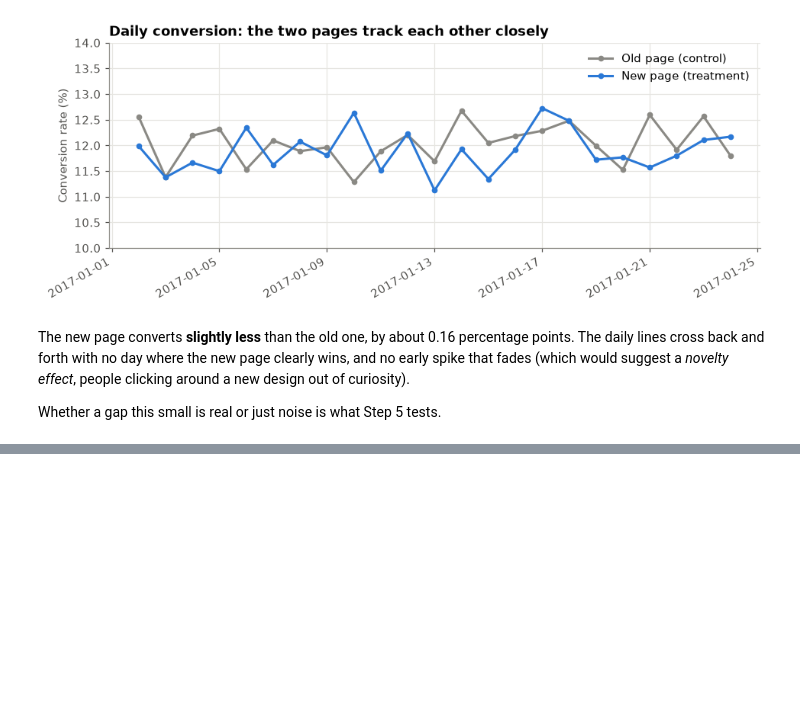
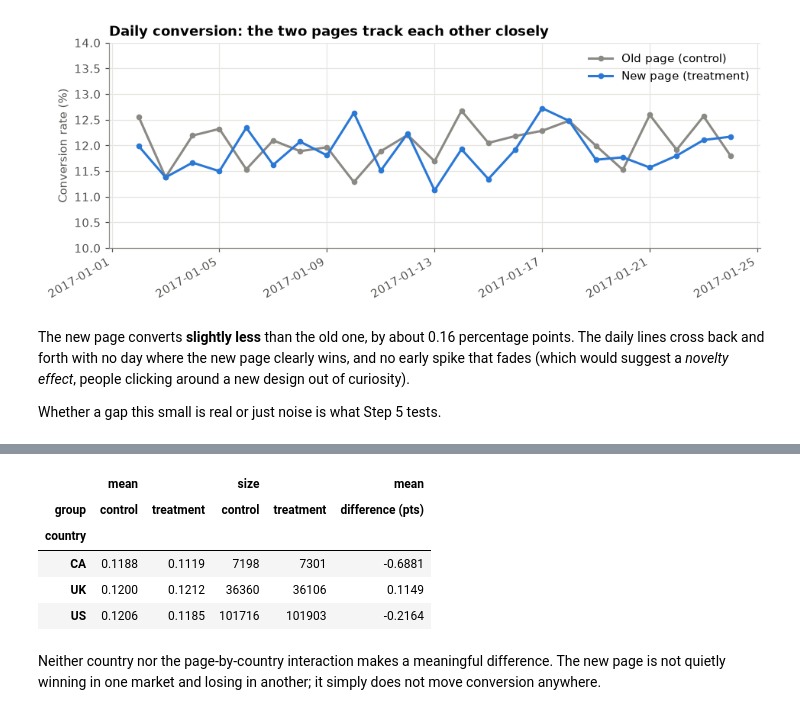
Before and after one commit to vusumuzinkosi/ab-test-landing-page, a Jupyter notebook: notebooks/01_ab_test.ipynb, the cells around one changed output, grey strips where cells are left out. Drawn from its saved outputs; the diff is of its cells as text; code cells hidden in the pictures; blank space fills up the shorter version.

```diff
--- a/notebooks/01_ab_test.ipynb
+++ b/notebooks/01_ab_test.ipynb
@@ -237,0 +303,10 @@ Whether a gap this small is real or just noise is what Step 5 tests.
+# %%
+import statsmodels.formula.api as smf
+from scipy.stats import chi2
+
+data = clean.assign(new_page=(clean.group == "treatment").astype(int))
+main = smf.logit("converted ~ new_page + C(country, Treatment('US'))", data=data).fit(disp=False)
+inter = smf.logit("converted ~ new_page * C(country, Treatment('US'))", data=data).fit(disp=False)
+print(main.summary().tables[1])
+lr_p = chi2.sf(2 * (inter.llf - main.llf), inter.df_model - main.df_model)
+print(f"\nDoes the page effect differ by country? Likelihood-ratio test of the interaction: p = {lr_p:.3f}")
@@ -237,0 +324,13 @@ Whether a gap this small is real or just noise is what Step 5 tests.
+# %%
+by_country = data.groupby(["country", "group"]).converted.agg(["mean", "size"]).unstack()
+by_country[("mean", "difference (pts)")] = (by_country[("mean", "treatment")] - by_country[("mean", "control")]) * 100
+by_country.round(4)
+# %% [output]
+|  | mean |  | size |  | mean |
+| group | control | treatment | control | treatment | difference (pts) |
+| country |  |  |  |  |  |
+| CA | 0.1188 | 0.1119 | 7198 | 7301 | -0.6881 |
+| UK | 0.1200 | 0.1212 | 36360 | 36106 | 0.1149 |
+| US | 0.1206 | 0.1185 | 101716 | 101903 | -0.2164 |
+# %% [markdown]
+Neither country nor the page-by-country interaction makes a meaningful difference. The new page is not quietly winning in one market and losing in another; it simply does not move conversion anywhere.
```
Also changed, not shown: parts of 11 cells of this notebook, 2 other files.
